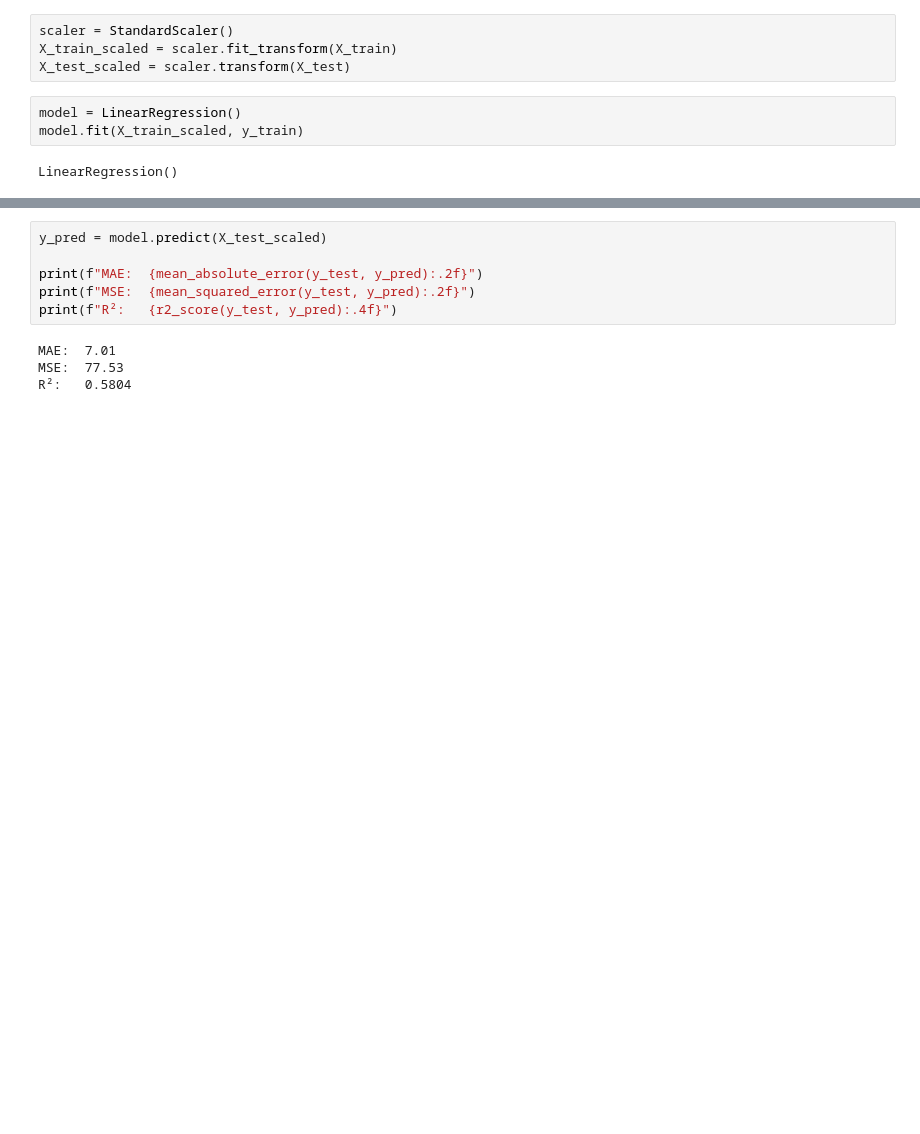
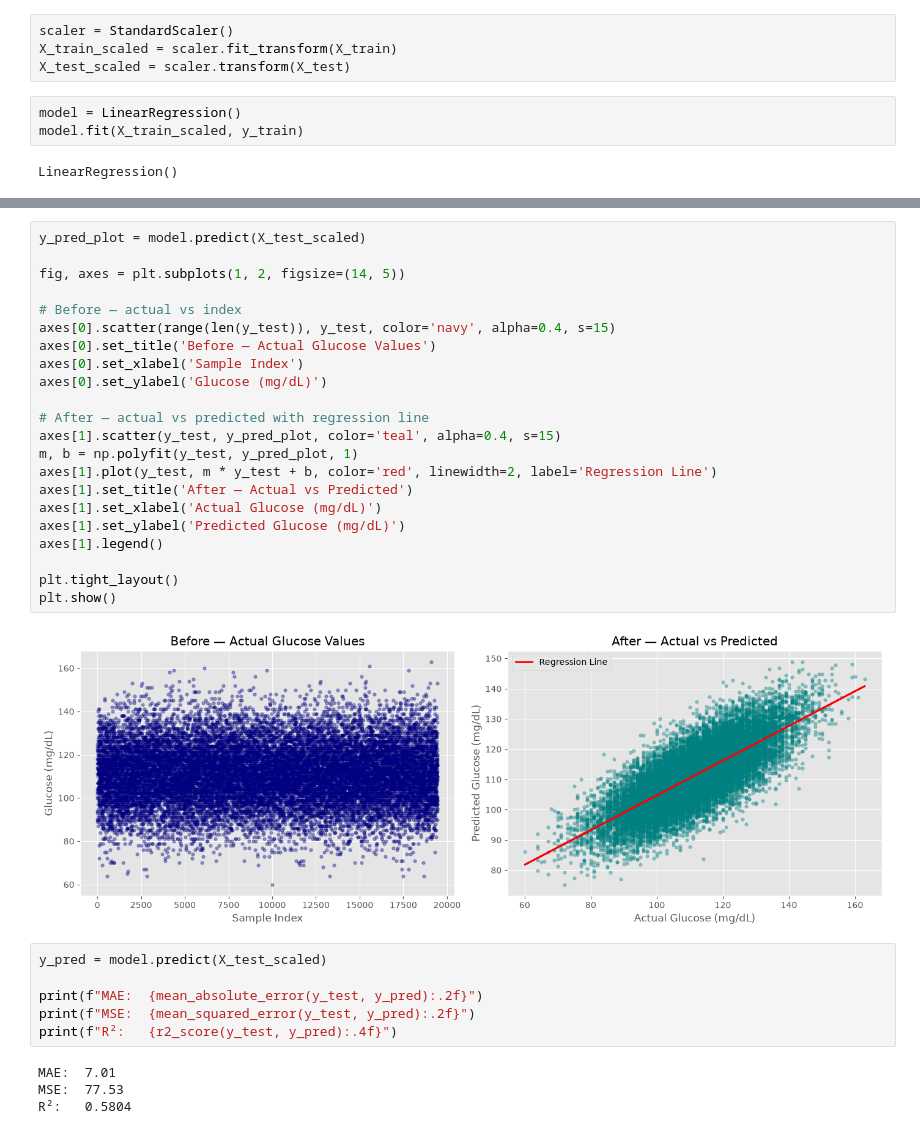
Before and after one commit to Loicet/linear_regression, a Jupyter notebook: summative/linear_regression/multivariate.ipynb, the cells around one changed output, grey strips where cells are left out. Drawn from its saved outputs; the diff is of its cells as text; blank space fills up the shorter version.

```diff
--- a/summative/linear_regression/multivariate.ipynb
+++ b/summative/linear_regression/multivariate.ipynb
@@ -146,3 +171,27 @@ LinearRegression()
+# %%
+y_pred_plot = model.predict(X_test_scaled)
+
+fig, axes = plt.subplots(1, 2, figsize=(14, 5))
+
+# Before — actual vs index
+axes[0].scatter(range(len(y_test)), y_test, color='navy', alpha=0.4, s=15)
+axes[0].set_title('Before — Actual Glucose Values')
+axes[0].set_xlabel('Sample Index')
+axes[0].set_ylabel('Glucose (mg/dL)')
+
+# After — actual vs predicted with regression line
+axes[1].scatter(y_test, y_pred_plot, color='teal', alpha=0.4, s=15)
+m, b = np.polyfit(y_test, y_pred_plot, 1)
+axes[1].plot(y_test, m * y_test + b, color='red', linewidth=2, label='Regression Line')
+axes[1].set_title('After — Actual vs Predicted')
+axes[1].set_xlabel('Actual Glucose (mg/dL)')
+axes[1].set_ylabel('Predicted Glucose (mg/dL)')
+axes[1].legend()
+
+plt.tight_layout()
+plt.show()
+# %% [output]
+[figure, added]
 # %%
 y_pred = model.predict(X_test_scaled)
 
```
Also changed, not shown: parts of 1 cell of this notebook.
